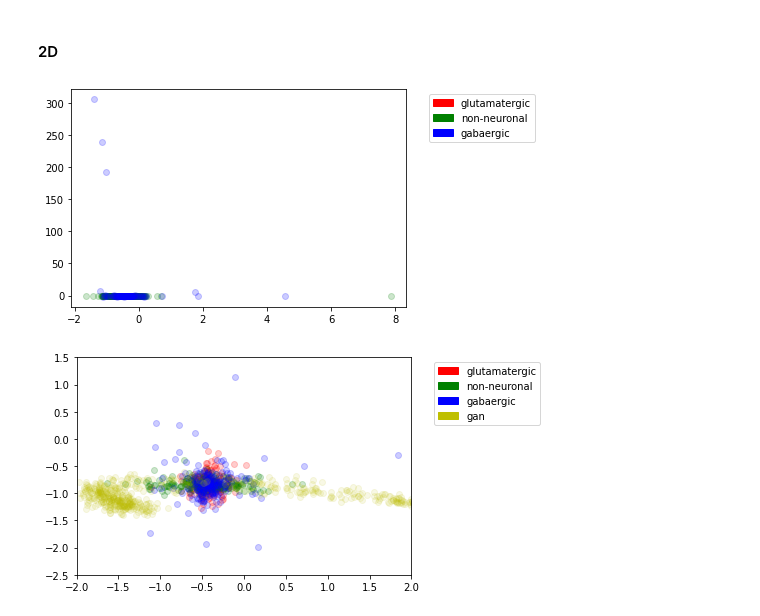
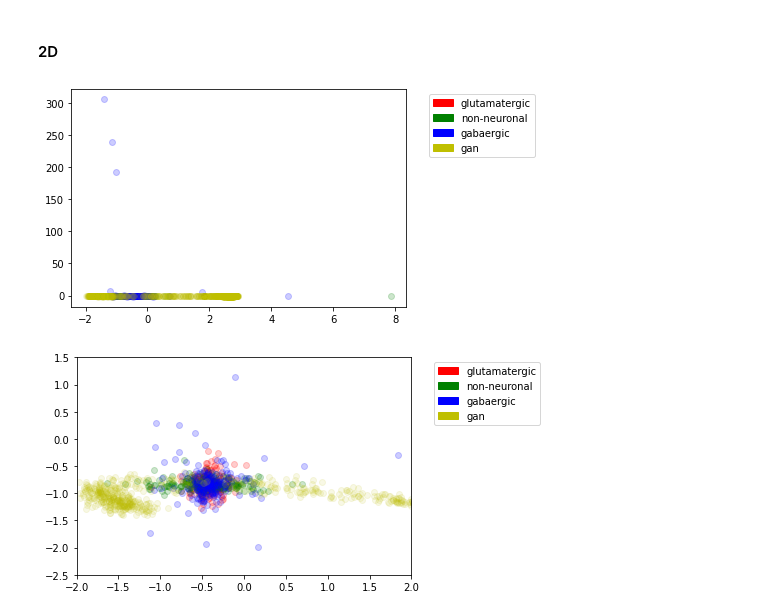
Before and after one commit to MutianWang/novel-cell, a Jupyter notebook: human/gan.ipynb, the cells around one changed output. Cells and saved outputs as stored; diff of their text form; code cells hidden in the pictures.

```diff
--- a/human/gan.ipynb
+++ b/human/gan.ipynb
@@ -356,23 +356,27 @@ exp_pca = pipe2.fit_transform(exp_pca)
 # %%
 # red: glutamatergic
 x, y = list(zip(*exp_pca[3000:3200]))
 plt.scatter(x, y, c='r', alpha=0.2)
 # green: non-neuronal
 x, y = list(zip(*exp_pca[4700:4900]))
 plt.scatter(x, y, c='g', alpha=0.2)
 # blue: gabaergic
 # some blue points are far away because 1st pca didn't see gaba data
 x, y = list(zip(*exp_pca[7000:7200]))
 plt.scatter(x, y, c='b', alpha=0.2)
+# yellow: gan
+x, y = list(zip(*pipe2.transform(exp_gen)))
+plt.scatter(x, y, c='y', alpha=0.1);
 
 patch1 = mpatches.Patch(color='r', label='glutamatergic');
 patch2 = mpatches.Patch(color='g', label='non-neuronal');
 patch3 = mpatches.Patch(color='b', label='gabaergic');
-plt.legend(handles=[patch1, patch2, patch3],
+patch4 = mpatches.Patch(color='y', label='gan');
+plt.legend(handles=[patch1, patch2, patch3, patch4],
            loc='upper right', bbox_to_anchor=(1.4, 1));
 plt.show()
 # %% [output]
-[figure, old version]
+[figure, new version]
 # %%
 # red: glutamatergic
 x, y = list(zip(*exp_pca[3000:3200]))
```
